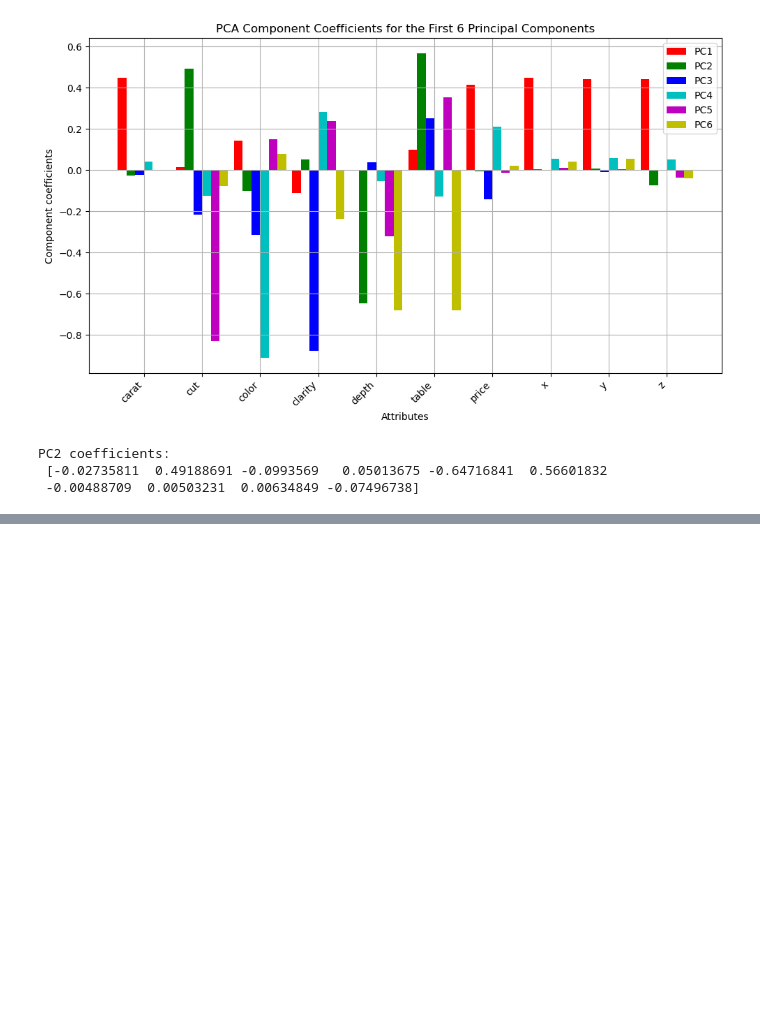
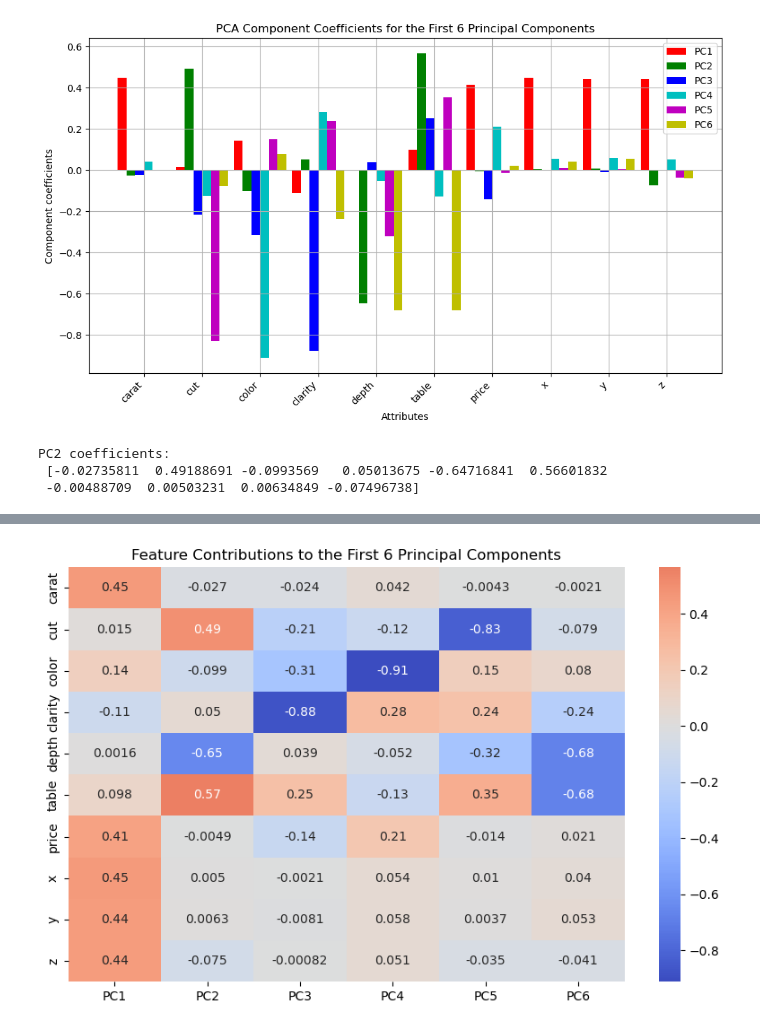
Before and after one commit to ThomasSchiolerH/Machine-Learning-And-Data-Mining, a Jupyter notebook: Project 1/project.ipynb, the cells around one changed output, grey strips where cells are left out. Saved outputs shown, nothing was run; the diff lists cells and outputs as text; code cells hidden in the pictures; blank space fills up the shorter version.

```diff
--- a/Project 1/project.ipynb
+++ b/Project 1/project.ipynb
@@ -382,0 +400,11 @@ PC2 coefficients:
+# %%
+# Create a DataFrame for easy plotting with Seaborn
+pc_contributions = pd.DataFrame(V[:, pcs], index=attribute_names, columns=[f"PC{i+1}" for i in pcs])
+
+# Plot heatmap
+plt.figure(figsize=(10, 6))
+sns.heatmap(pc_contributions, annot=True, cmap="coolwarm", center=0)
+plt.title("Feature Contributions to the First 6 Principal Components")
+plt.show()
+# %% [output]
+[figure, added]
```
Also changed, not shown: parts of 4 cells of this notebook.
